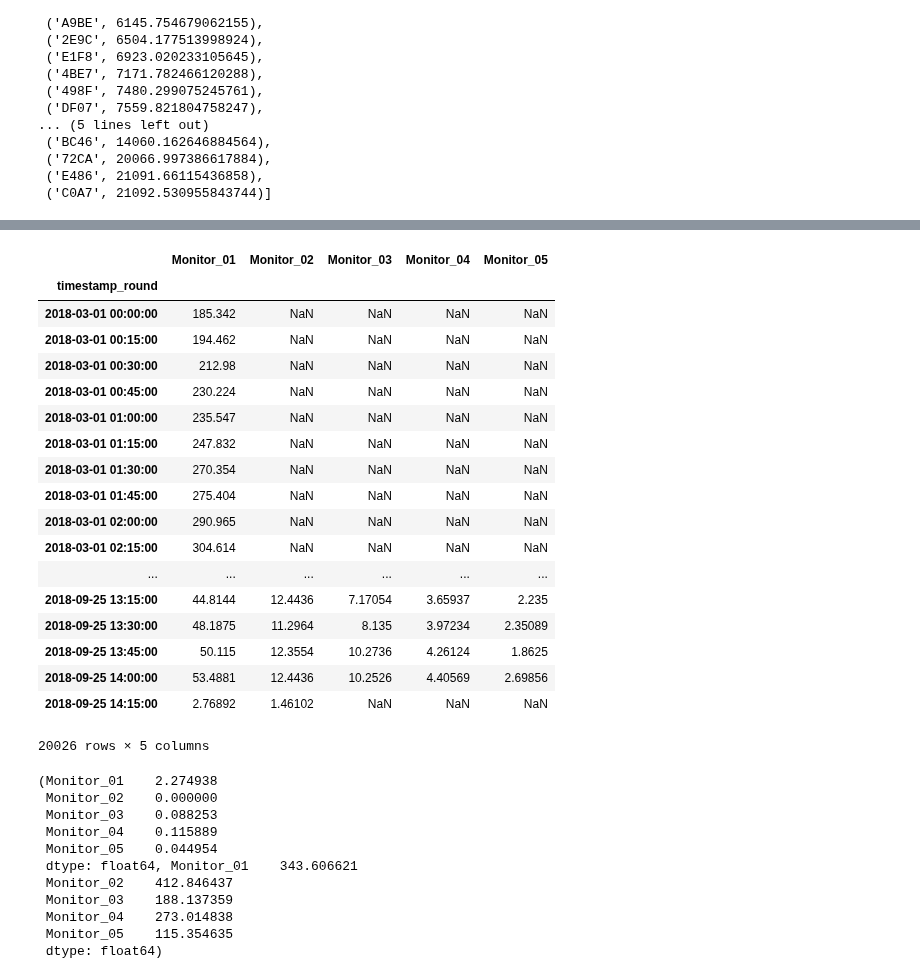
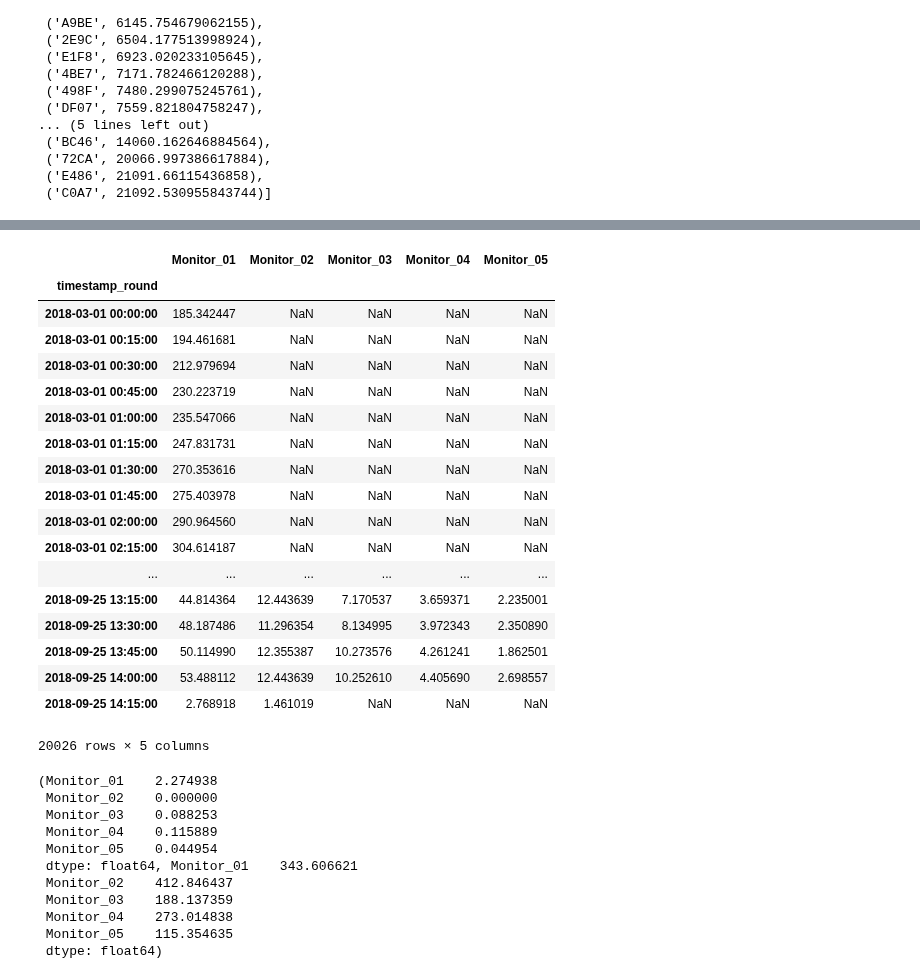
Before and after one commit to ankitbha/hidden_hotspots, a Jupyter notebook: kNearestNeighbors.ipynb, the cells around one changed output, grey strips where cells are left out. Saved outputs shown, nothing was run; the diff lists cells and outputs as text; code cells hidden in the pictures.

```diff
--- a/kNearestNeighbors.ipynb
+++ b/kNearestNeighbors.ipynb
@@ -35,0 +36,2 @@ latlondict
+# %%
+tsindex = df.index.levels[1]
@@ -36,11 +42,9 @@ latlondict
 # %%
 # compute and store distances
-dists = [(idnum, distance.distance(latlondict[fieldeggid], latlondict[idnum]).meters)
+dists_list = [(idnum, distance.distance(latlondict[fieldeggid], latlondict[idnum]).meters)
          for idnum in latlondict.keys() if idnum != fieldeggid]
-from operator import itemgetter
-dists.sort(key=itemgetter(1))
-dists_dict = dict(dists)
-dists
+dists_list.sort(key=itemgetter(1))
+dists_list
 # %% [output]
 [('1FD7', 3111.1743661560777),
  ('E8E4', 3719.522804666681),
@@ -84,47 +66,47 @@ allids
 # %%
-tsindex = df.index.get_level_values(1).unique()
-
+# create new empty dataframe
 data = pd.DataFrame(data=None,
                     index=tsindex,
                     columns=['Monitor_{:02d}'.format(i) for i in range(1,numnodes+1)],
                     dtype=pd.np.double)
 
-# dists_only = np.asarray([tup[1] for tup in dists])
-
 # iterate through index and update data constantly
-for ts in tsindex:
+for ts in tqdm(tsindex):
 
     # for each timestamp, choose "numnode" nearest neighbors that have valid values (not NaNs)
     vals = df.loc[(slice(None),ts),:].pm25
 
     count = 0
-    for tup in dists:
-        if not pd.np.isnan(vals.loc[(tup[0],ts)]):
+    vals_knn = np.ones(numnodes) * np.nan
+    for tup in dists_list:
+        val = vals.loc[(tup[0],ts)]
+        if not pd.np.isnan(val):
+            vals_knn[count] = (val / tup[1]) * (1e7 / tup[1])
             count += 1
-            data.loc[ts,'Monitor_{:02d}'.format(count)] = (vals.loc[(tup[0],ts)] / tup[1]) * (1e7 / tup[1])
         if count == numnodes:
             break
+    data.loc[ts,:] = vals_knn
 
 data
 # %% [output]
 |  | Monitor_01 | Monitor_02 | Monitor_03 | Monitor_04 | Monitor_05 |
 | timestamp_round |  |  |  |  |  |
-| 2018-03-01 00:00:00 | 185.342 | NaN | NaN | NaN | NaN |
-| 2018-03-01 00:15:00 | 194.462 | NaN | NaN | NaN | NaN |
-| 2018-03-01 00:30:00 | 212.98 | NaN | NaN | NaN | NaN |
-| 2018-03-01 00:45:00 | 230.224 | NaN | NaN | NaN | NaN |
-| 2018-03-01 01:00:00 | 235.547 | NaN | NaN | NaN | NaN |
-| 2018-03-01 01:15:00 | 247.832 | NaN | NaN | NaN | NaN |
-| 2018-03-01 01:30:00 | 270.354 | NaN | NaN | NaN | NaN |
-| 2018-03-01 01:45:00 | 275.404 | NaN | NaN | NaN | NaN |
-| 2018-03-01 02:00:00 | 290.965 | NaN | NaN | NaN | NaN |
-| 2018-03-01 02:15:00 | 304.614 | NaN | NaN | NaN | NaN |
+| 2018-03-01 00:00:00 | 185.342447 | NaN | NaN | NaN | NaN |
+| 2018-03-01 00:15:00 | 194.461681 | NaN | NaN | NaN | NaN |
+| 2018-03-01 00:30:00 | 212.979694 | NaN | NaN | NaN | NaN |
+| 2018-03-01 00:45:00 | 230.223719 | NaN | NaN | NaN | NaN |
+| 2018-03-01 01:00:00 | 235.547066 | NaN | NaN | NaN | NaN |
+| 2018-03-01 01:15:00 | 247.831731 | NaN | NaN | NaN | NaN |
+| 2018-03-01 01:30:00 | 270.353616 | NaN | NaN | NaN | NaN |
+| 2018-03-01 01:45:00 | 275.403978 | NaN | NaN | NaN | NaN |
+| 2018-03-01 02:00:00 | 290.964560 | NaN | NaN | NaN | NaN |
+| 2018-03-01 02:15:00 | 304.614187 | NaN | NaN | NaN | NaN |
 | ... | ... | ... | ... | ... | ... |
-| 2018-09-25 13:15:00 | 44.8144 | 12.4436 | 7.17054 | 3.65937 | 2.235 |
-| 2018-09-25 13:30:00 | 48.1875 | 11.2964 | 8.135 | 3.97234 | 2.35089 |
-| 2018-09-25 13:45:00 | 50.115 | 12.3554 | 10.2736 | 4.26124 | 1.8625 |
-| 2018-09-25 14:00:00 | 53.4881 | 12.4436 | 10.2526 | 4.40569 | 2.69856 |
-| 2018-09-25 14:15:00 | 2.76892 | 1.46102 | NaN | NaN | NaN |
+| 2018-09-25 13:15:00 | 44.814364 | 12.443639 | 7.170537 | 3.659371 | 2.235001 |
+| 2018-09-25 13:30:00 | 48.187486 | 11.296354 | 8.134995 | 3.972343 | 2.350890 |
+| 2018-09-25 13:45:00 | 50.114990 | 12.355387 | 10.273576 | 4.261241 | 1.862501 |
+| 2018-09-25 14:00:00 | 53.488112 | 12.443639 | 10.252610 | 4.405690 | 2.698557 |
+| 2018-09-25 14:15:00 | 2.768918 | 1.461019 | NaN | NaN | NaN |
 20026 rows × 5 columns
 # %%
 data.min(), data.max()
```
Also changed, not shown: parts of 7 cells of this notebook.
